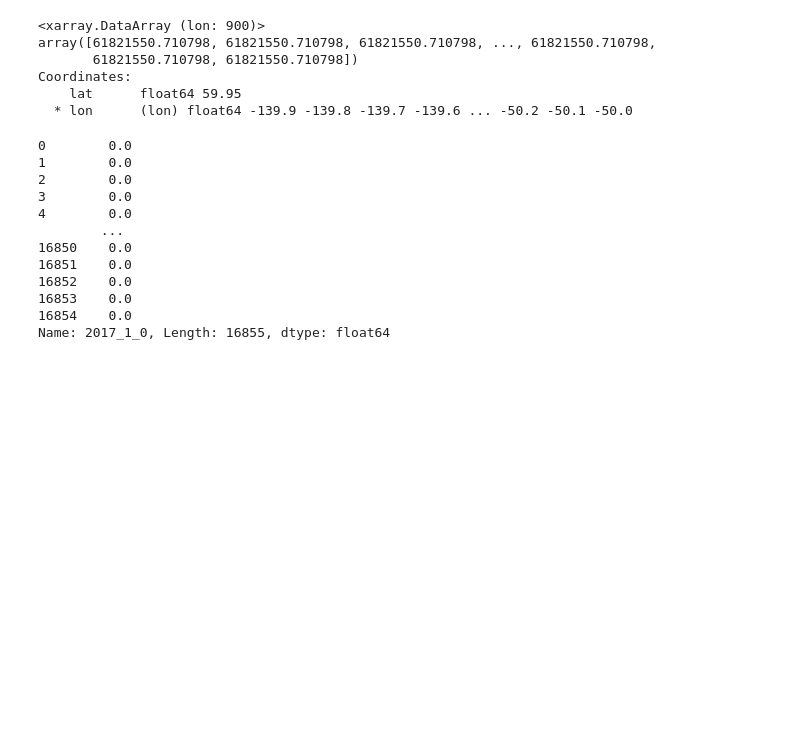
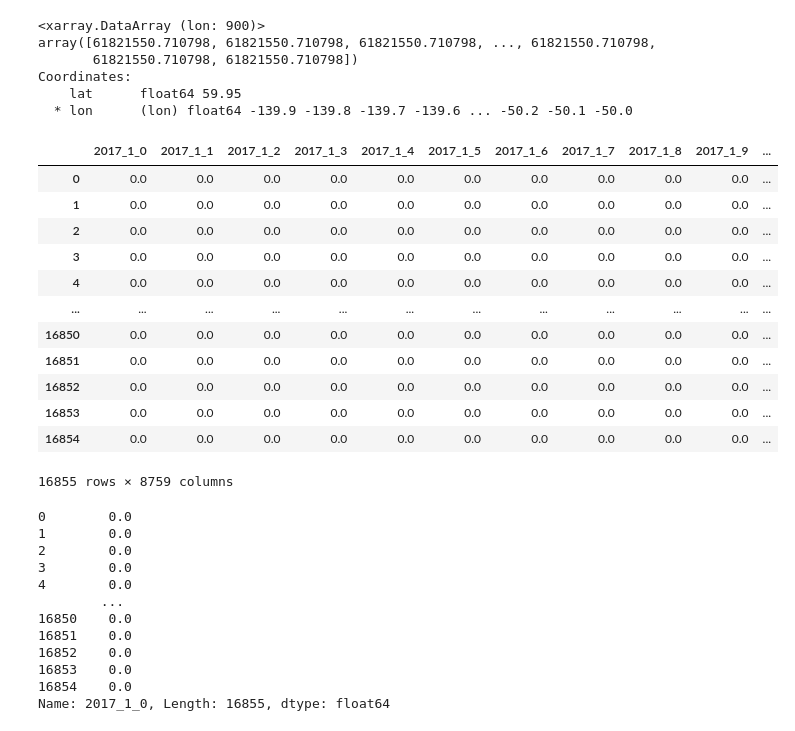
Before and after one commit to lfreese/us-ego, a Jupyter notebook: optimization_model/draft_opt_output_to_inventory.ipynb, the cells around one changed output. Saved outputs shown, nothing was run; the diff lists cells and outputs as text; code cells hidden in the pictures; blank space fills up the shorter version.

```diff
--- a/optimization_model/draft_opt_output_to_inventory.ipynb
+++ b/optimization_model/draft_opt_output_to_inventory.ipynb
@@ -44,6 +44,22 @@ opt_out = pd.concat((carac,gen), axis=1)
 
 # Add the missing final hour
 opt_out['2017_365_23'] = opt_out['2017_365_22'].copy()
+# %%
+gen
+# %% [output]
+|  | 2017_1_0 | 2017_1_1 | 2017_1_2 | 2017_1_3 | 2017_1_4 | 2017_1_5 | 2017_1_6 | 2017_1_7 | 2017_1_8 | 2017_1_9 | ... |
+| 0 | 0.0 | 0.0 | 0.0 | 0.0 | 0.0 | 0.0 | 0.0 | 0.0 | 0.0 | 0.0 | ... |
+| 1 | 0.0 | 0.0 | 0.0 | 0.0 | 0.0 | 0.0 | 0.0 | 0.0 | 0.0 | 0.0 | ... |
+| 2 | 0.0 | 0.0 | 0.0 | 0.0 | 0.0 | 0.0 | 0.0 | 0.0 | 0.0 | 0.0 | ... |
+| 3 | 0.0 | 0.0 | 0.0 | 0.0 | 0.0 | 0.0 | 0.0 | 0.0 | 0.0 | 0.0 | ... |
+| 4 | 0.0 | 0.0 | 0.0 | 0.0 | 0.0 | 0.0 | 0.0 | 0.0 | 0.0 | 0.0 | ... |
+| ... | ... | ... | ... | ... | ... | ... | ... | ... | ... | ... | ... |
+| 16850 | 0.0 | 0.0 | 0.0 | 0.0 | 0.0 | 0.0 | 0.0 | 0.0 | 0.0 | 0.0 | ... |
+| 16851 | 0.0 | 0.0 | 0.0 | 0.0 | 0.0 | 0.0 | 0.0 | 0.0 | 0.0 | 0.0 | ... |
+| 16852 | 0.0 | 0.0 | 0.0 | 0.0 | 0.0 | 0.0 | 0.0 | 0.0 | 0.0 | 0.0 | ... |
+| 16853 | 0.0 | 0.0 | 0.0 | 0.0 | 0.0 | 0.0 | 0.0 | 0.0 | 0.0 | 0.0 | ... |
+| 16854 | 0.0 | 0.0 | 0.0 | 0.0 | 0.0 | 0.0 | 0.0 | 0.0 | 0.0 | 0.0 | ... |
+16855 rows × 8759 columns
 # %%
 opt_out['2017_1_0']
 # %% [output]
```
Also changed, not shown: parts of 1 cell of this notebook, 12 other files.
